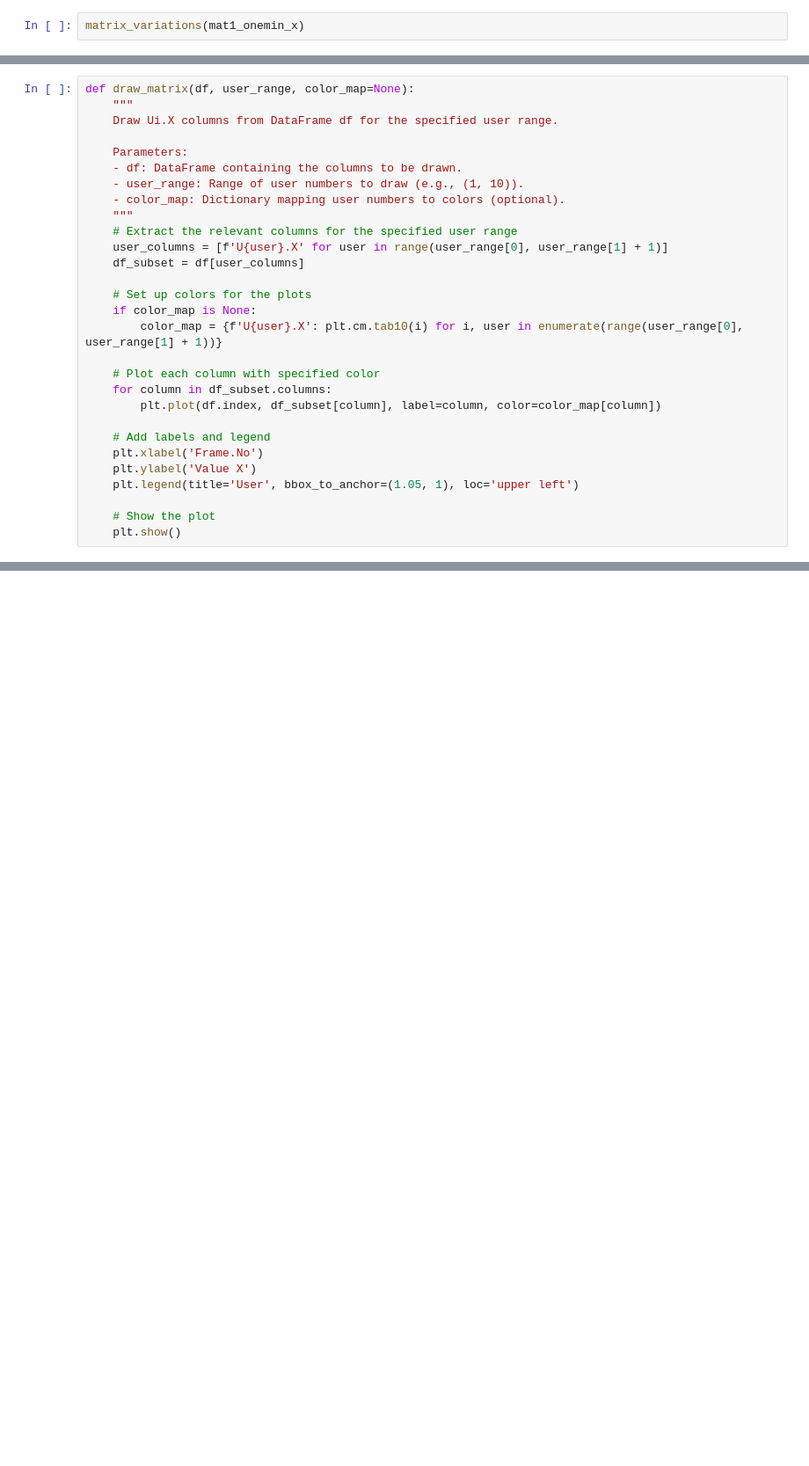
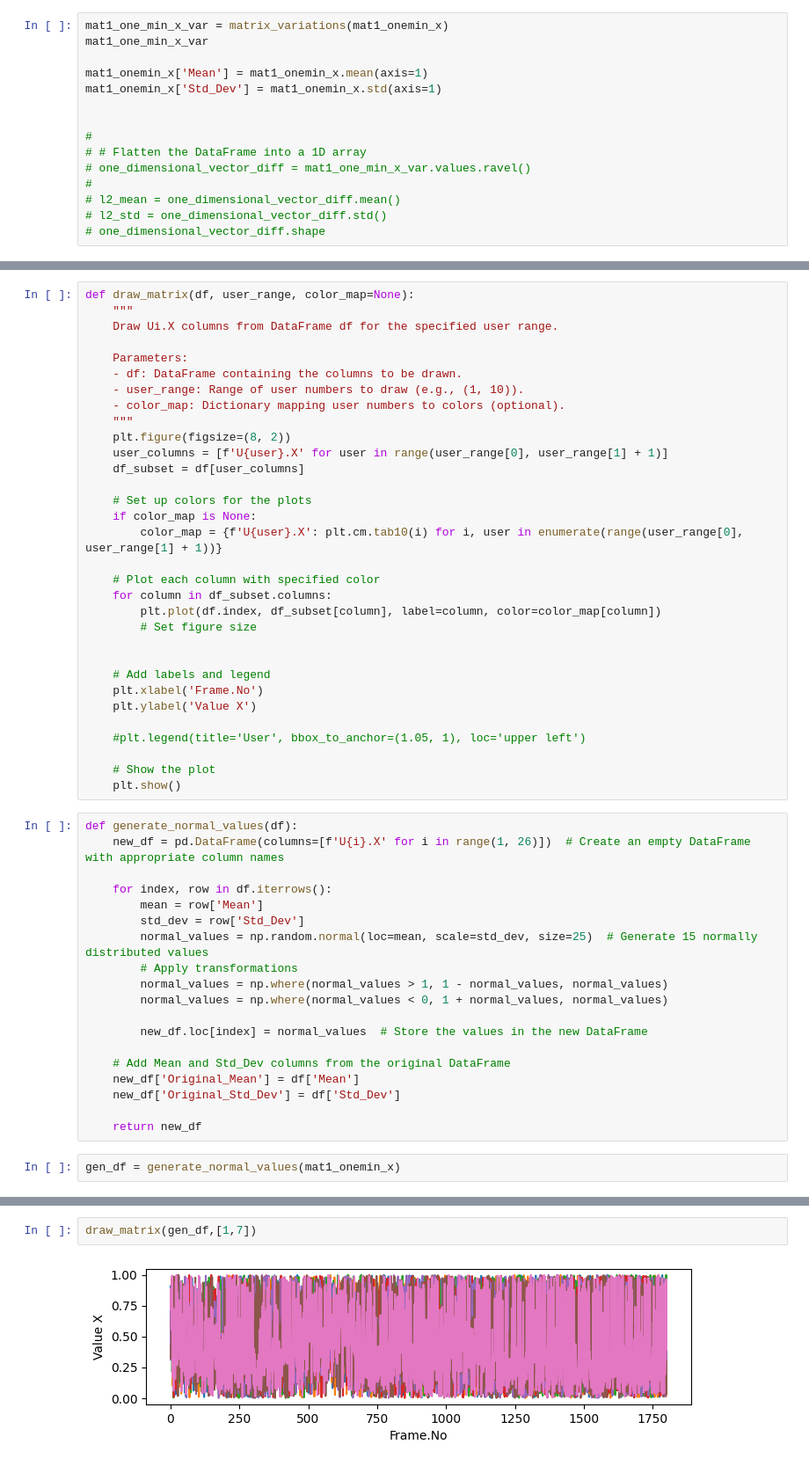
Before and after one commit to errros/Synthetic-360-Video-Viewing-Dataset-Generation, a Jupyter notebook: A Dataset for Exploring User Behaviors/statistical_generation.ipynb, the cells around one changed output, grey strips where cells are left out. Shown: that part at 88% size. Saved outputs shown, nothing was run; the diff lists cells and outputs as text; blank space fills up the shorter version.

```diff
--- a/A Dataset for Exploring User Behaviors/statistical_generation.ipynb
+++ b/A Dataset for Exploring User Behaviors/statistical_generation.ipynb
@@ -88,3 +144,16 @@ def matrix_variations(df):
     return diff_df
 # %%
-matrix_variations(mat1_onemin_x)
+mat1_one_min_x_var = matrix_variations(mat1_onemin_x)
+mat1_one_min_x_var
+
+mat1_onemin_x['Mean'] = mat1_onemin_x.mean(axis=1)
+mat1_onemin_x['Std_Dev'] = mat1_onemin_x.std(axis=1)
+
+
+#
+# # Flatten the DataFrame into a 1D array
+# one_dimensional_vector_diff = mat1_one_min_x_var.values.ravel()
+#
+# l2_mean = one_dimensional_vector_diff.mean()
+# l2_std = one_dimensional_vector_diff.std()
+# one_dimensional_vector_diff.shape
@@ -112,7 +201,7 @@ def draw_matrix(df, user_range, color_map=None):
     - user_range: Range of user numbers to draw (e.g., (1, 10)).
     - color_map: Dictionary mapping user numbers to colors (optional).
     """
-    # Extract the relevant columns for the specified user range
+    plt.figure(figsize=(8, 2))
     user_columns = [f'U{user}.X' for user in range(user_range[0], user_range[1] + 1)]
     df_subset = df[user_columns]
 
@@ -123,11 +212,35 @@ def draw_matrix(df, user_range, color_map=None):
     # Plot each column with specified color
     for column in df_subset.columns:
         plt.plot(df.index, df_subset[column], label=column, color=color_map[column])
+        # Set figure size
+
 
     # Add labels and legend
     plt.xlabel('Frame.No')
     plt.ylabel('Value X')
-    plt.legend(title='User', bbox_to_anchor=(1.05, 1), loc='upper left')
+
+    #plt.legend(title='User', bbox_to_anchor=(1.05, 1), loc='upper left')
 
     # Show the plot
     plt.show()
+# %%
+def generate_normal_values(df):
+    new_df = pd.DataFrame(columns=[f'U{i}.X' for i in range(1, 26)])  # Create an empty DataFrame with appropriate column names
+
+    for index, row in df.iterrows():
+        mean = row['Mean']
+        std_dev = row['Std_Dev']
+        normal_values = np.random.normal(loc=mean, scale=std_dev, size=25)  # Generate 15 normally distributed values
+        # Apply transformations
+        normal_values = np.where(normal_values > 1, 1 - normal_values, normal_values)
+        normal_values = np.where(normal_values < 0, 1 + normal_values, normal_values)
+
+        new_df.loc[index] = normal_values  # Store the values in the new DataFrame
+
+    # Add Mean and Std_Dev columns from the original DataFrame
+    new_df['Original_Mean'] = df['Mean']
+    new_df['Original_Std_Dev'] = df['Std_Dev']
+
+    return new_df
+# %%
+gen_df = generate_normal_values(mat1_onemin_x)
@@ -133,0 +263,4 @@ def draw_matrix(df, user_range, color_map=None):
+# %%
+draw_matrix(gen_df,[1,7])
+# %% [output]
+[figure, added]
```
Also changed, not shown: parts of 32 cells of this notebook.
